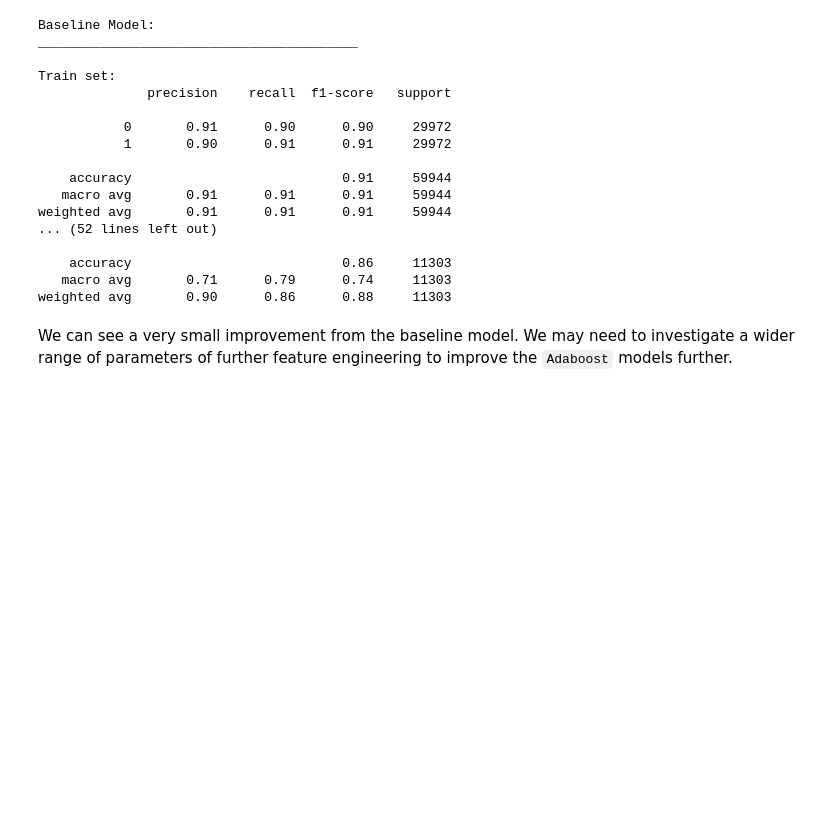
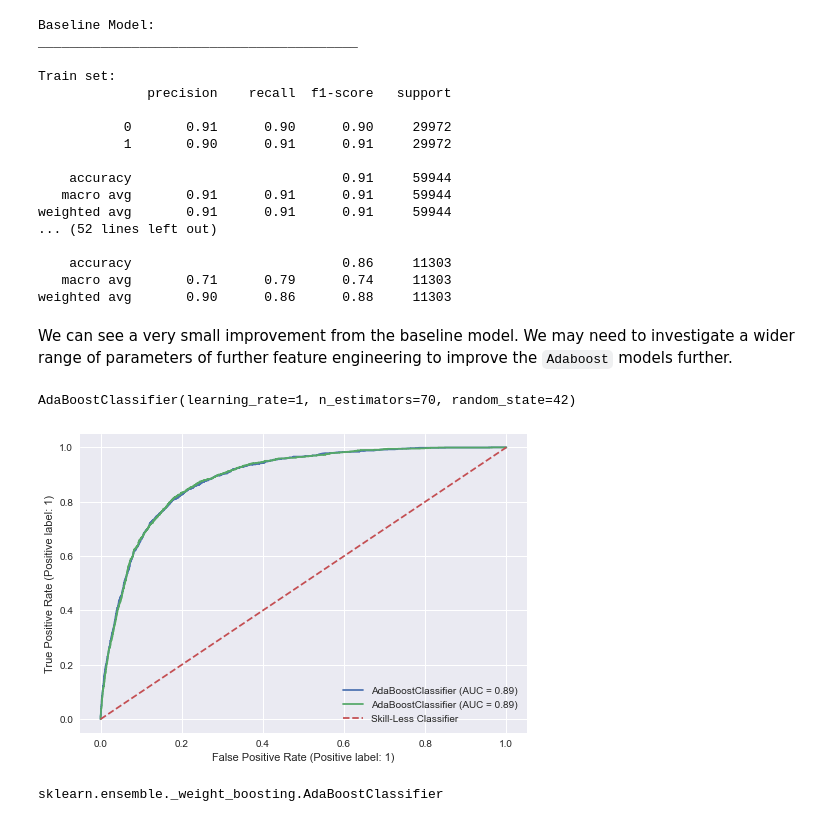
Before and after one commit to VedantVarshney/hsbc_dse_project, a Jupyter notebook: notebooks/Adaboost.ipynb, the cells around one changed output. Cells and saved outputs as stored; diff of their text form; code cells hidden in the pictures; blank space fills up the shorter version.

```diff
--- a/notebooks/Adaboost.ipynb
+++ b/notebooks/Adaboost.ipynb
@@ -323,3 +323,12 @@ weighted avg       0.91      0.91      0.91     59944
 weighted avg       0.90      0.86      0.88     11303
 # %% [markdown]
 We can see a very small improvement from the baseline model. We may need to investigate a wider range of parameters of further feature engineering to improve the `Adaboost` models further.
+# %%
+adaboost_clf_drop_best = AdaBoostClassifier(learning_rate=1, n_estimators=70, random_state=42)
+adaboost_clf_drop_best.fit(X_train_res_drop, y_train_res_drop)
+# %% [output]
+AdaBoostClassifier(learning_rate=1, n_estimators=70, random_state=42)
+# %%
+utils.plot_roc_curve([adaboost_clf_base_drop, adaboost_clf_drop_best], X_test_drop, y_test)
+# %% [output]
+[figure, added]
@@ -325,0 +337,4 @@ We can see a very small improvement from the baseline model. We may need to inve
+# %%
+type(adaboost_clf_base)
+# %% [output]
+sklearn.ensemble._weight_boosting.AdaBoostClassifier
```
Also changed, not shown: parts of 9 cells of this notebook, 6 other files.
